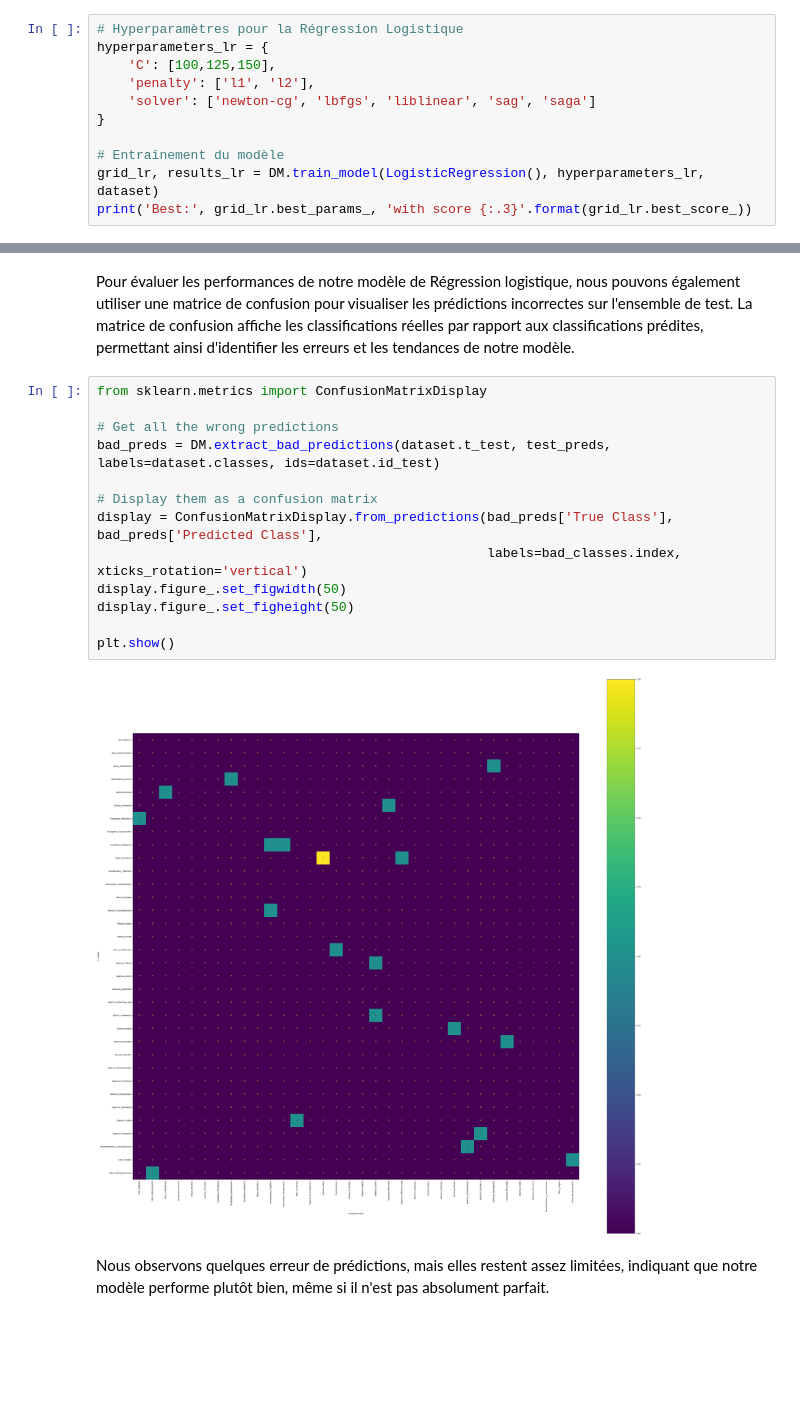
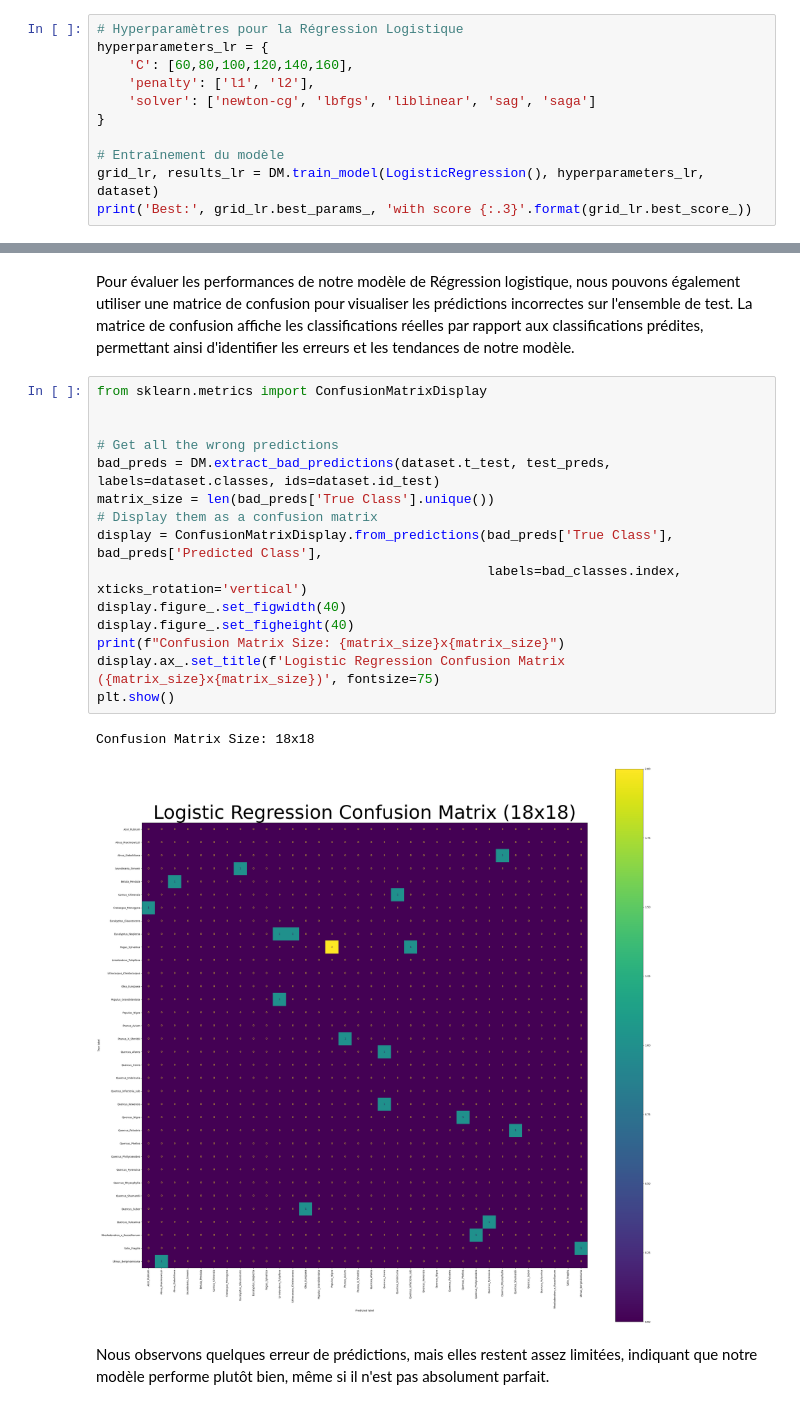
Before and after one commit to Chique80/IFT712-Projet, a Jupyter notebook: Logistic Regression.ipynb, the cells around one changed output, grey strips where cells are left out. Cells and saved outputs as stored; diff of their text form; blank space fills up the shorter version.

Commit message:
modifications rapport et Logisitic Regression

```diff
--- a/Logistic Regression.ipynb
+++ b/Logistic Regression.ipynb
@@ -52,7 +52,7 @@ Dans notre cas, nous avons choisi de garder le paramètre multi_class en 'auto'.
 # %%
 # Hyperparamètres pour la Régression Logistique
 hyperparameters_lr = {
-    'C': [100,125,150],
+    'C': [60,80,100,120,140,160],
     'penalty': ['l1', 'l2'],
     'solver': ['newton-cg', 'lbfgs', 'liblinear', 'sag', 'saga']
 }
@@ -186,18 +186,21 @@ Pour évaluer les performances de notre modèle de Régression logistique, nous
 # %%
 from sklearn.metrics import ConfusionMatrixDisplay
 
+
 # Get all the wrong predictions
 bad_preds = DM.extract_bad_predictions(dataset.t_test, test_preds, labels=dataset.classes, ids=dataset.id_test)
-
+matrix_size = len(bad_preds['True Class'].unique())
 # Display them as a confusion matrix
 display = ConfusionMatrixDisplay.from_predictions(bad_preds['True Class'], bad_preds['Predicted Class'],
                                                   labels=bad_classes.index, xticks_rotation='vertical')
-display.figure_.set_figwidth(50)
-display.figure_.set_figheight(50)
-
+display.figure_.set_figwidth(40)
+display.figure_.set_figheight(40)
+print(f"Confusion Matrix Size: {matrix_size}x{matrix_size}")
+display.ax_.set_title(f'Logistic Regression Confusion Matrix ({matrix_size}x{matrix_size})', fontsize=75)
 plt.show()
 # %% [output]
+Confusion Matrix Size: 18x18
-[figure, old version]
+[figure, new version]
 # %% [markdown]
 Nous observons quelques erreur de prédictions, mais elles restent assez limitées, indiquant que notre modèle performe plutôt bien, même si il n'est pas absolument parfait.
 # %% [markdown]
```
Also changed, not shown: parts of 6 cells of this notebook, 1 other file.
